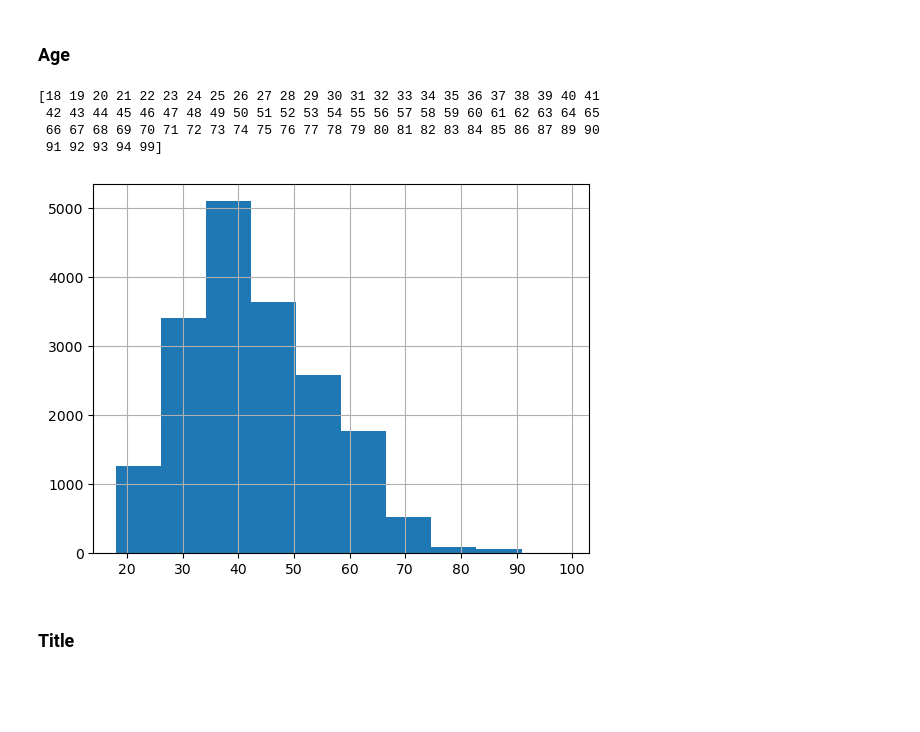
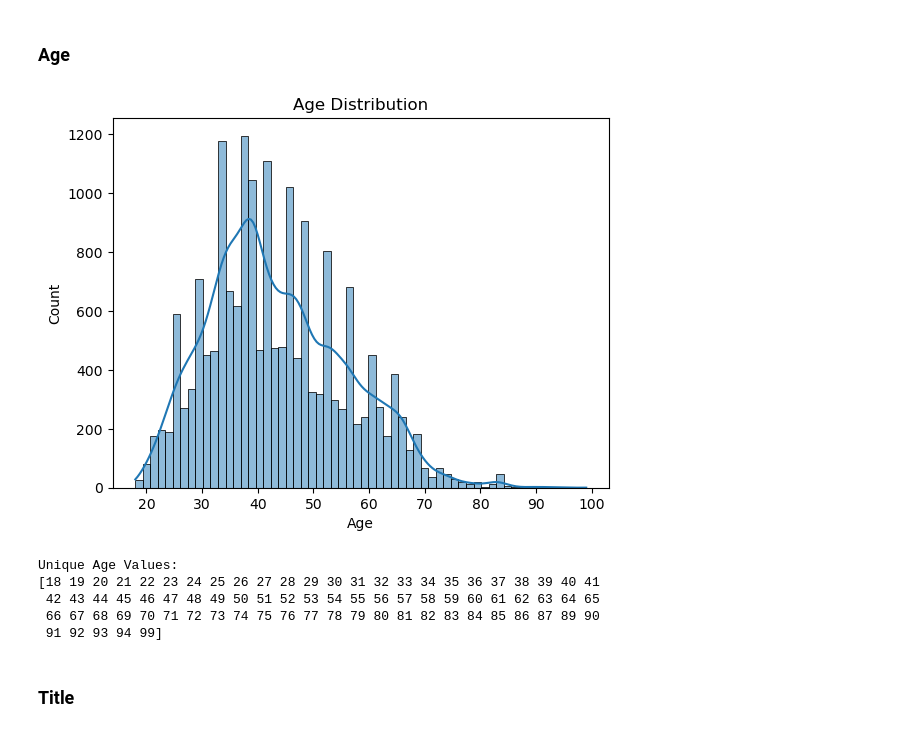
Before and after one commit to LucWill/fashion-forecasting, a Jupyter notebook: starter/starter.ipynb, the cells around one changed output. Cells and saved outputs as stored; diff of their text form; code cells hidden in the pictures; blank space fills up the shorter version.

```diff
--- a/starter/starter.ipynb
+++ b/starter/starter.ipynb
@@ -192,15 +211,21 @@ plt.show()
 # %% [markdown]
 ### Age
 # %%
-X['Age'].hist()
+# Age distribution
+sns.histplot(df['Age'], kde=True)
+plt.title('Age Distribution')
+plt.show()
+
 Age_unique = X['Age'].unique()
 Age_unique.sort()
+print('Unique Age Values: ')
 print(Age_unique)
 # %% [output]
+[figure, new version]
+Unique Age Values:
 [18 19 20 21 22 23 24 25 26 27 28 29 30 31 32 33 34 35 36 37 38 39 40 41
  42 43 44 45 46 47 48 49 50 51 52 53 54 55 56 57 58 59 60 61 62 63 64 65
  66 67 68 69 70 71 72 73 74 75 76 77 78 79 80 81 82 83 84 85 86 87 89 90
  91 92 93 94 99]
-[figure, old version]
 # %% [markdown]
 ### Title
```
Also changed, not shown: parts of 18 cells of this notebook.
